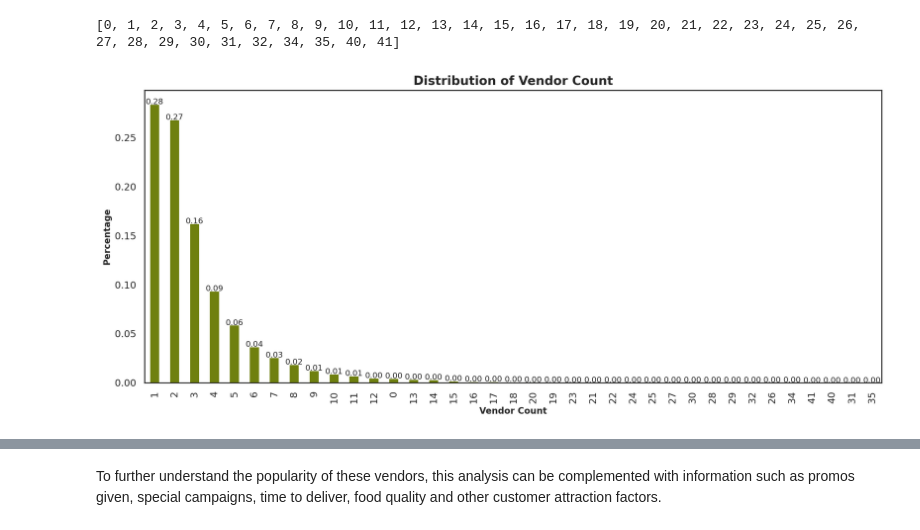
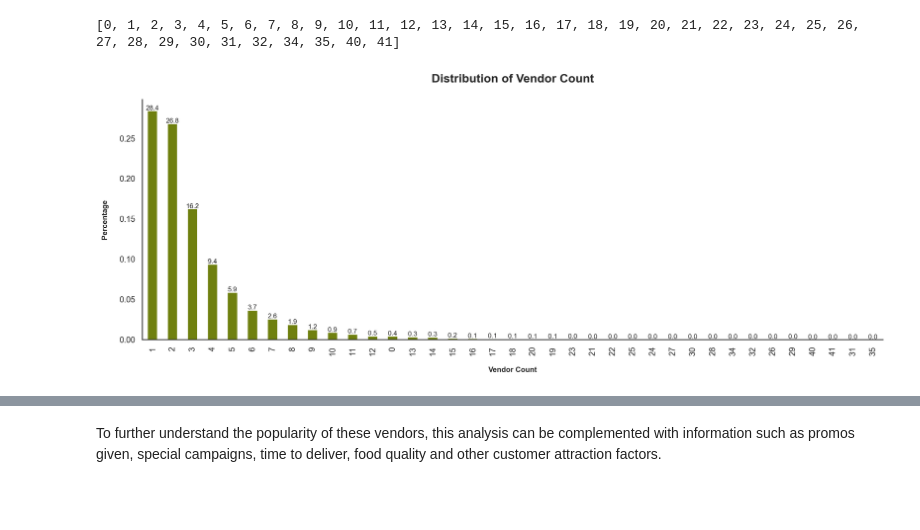
Before and after one commit to Silvestre17/DM_FoodDeliveryClustering_MasterProject, a Jupyter notebook: DM2425_Part1_37.ipynb, the cells around one changed output, grey strips where cells are left out. Drawn from its saved outputs; the diff is of its cells as text; code cells hidden in the pictures; blank space fills up the shorter version.

```diff
--- a/DM2425_Part1_37.ipynb
+++ b/DM2425_Part1_37.ipynb
@@ -292,16 +358,19 @@ pd.DataFrame(customer_region_n_freq.sort_values(by='n', ascending=False))
 # %% [markdown]
 > The column `customer_region` has a value represented by `-` which is a missing value. We can replace that value with some technique like imputation or treat it as a 'NaN' value.
 # %%
-# plot representing the distribution of the customer region
+# Barplot representing the distribution of the '
 ABCDEats['customer_region'].value_counts(normalize=True).plot(kind='bar', color='#6f800f', figsize=(8, 6))
 
-plt.title('Distribution of Customer Region', fontsize=14, fontweight='bold')
-plt.xlabel('Customer Region', fontsize=10, fontweight='bold')
-plt.ylabel('Percentage', fontsize=10, fontweight='bold')
+plt.title('Distribution of Customer Region\n', fontsize=14, fontweight='bold')
+plt.xlabel('\nCustomer Region', fontsize=10, fontweight='bold')
+plt.ylabel('Percentage\n', fontsize=10, fontweight='bold')
+plt.gca().yaxis.set_major_formatter(plt.FuncFormatter(lambda y, _: '{:.0%}'.format(y)))
 
+# Display the percentage on the top of each bar
 for i in range(len(ABCDEats['customer_region'].value_counts(normalize=True))):
     value = ABCDEats['customer_region'].value_counts(normalize=True).iloc[i]
-    plt.text(i, value, f'{value:.4f}', ha='center', fontsize=9)
-
+    plt.text(i, value+0.001, f'{value*100:.2f}', ha='center', fontsize=9)
+sns.despine(top=True, right=True)
+plt.tight_layout()
 plt.show()
 # %% [output]
@@ -353,21 +417,20 @@ print(sorted(map(int,ABCDEats['vendor_count'].unique())))
 # %% [output]
 [0, 1, 2, 3, 4, 5, 6, 7, 8, 9, 10, 11, 12, 13, 14, 15, 16, 17, 18, 19, 20, 21, 22, 23, 24, 25, 26, 27, 28, 29, 30, 31, 32, 34, 35, 40, 41]
 # %%
-# Frequency of the vendor_count ascending
+# Barplot representing the distribution of the vendor count
+ABCDEats['vendor_count'].value_counts(normalize=True).plot(kind='bar', color='#6f800f', figsize=(15, 6))
+plt.title('Distribution of Vendor Count\n', fontsize=16, fontweight='bold')
+plt.xlabel('\nVendor Count', fontsize=10, fontweight='bold')
+plt.ylabel('Percentage\n', fontsize=10, fontweight='bold')
 
-ABCDEats['vendor_count'].value_counts()
-
-ABCDEats['vendor_count'].value_counts(normalize=True).plot(kind='bar', color='#6f800f', figsize=(15, 6))
-
-plt.title('Distribution of Vendor Count', fontsize=14, fontweight='bold')
-plt.xlabel('Vendor Count', fontsize=10, fontweight='bold')
-plt.ylabel('Percentage', fontsize=10, fontweight='bold')
-
+# Display the percentage on the top of each bar
 for i in range(len(ABCDEats['vendor_count'].value_counts(normalize=True))):
     value = ABCDEats['vendor_count'].value_counts(normalize=True).iloc[i]
-    plt.text(i, value, f'{value:.2f}', ha='center', fontsize=9)
+    plt.text(i, value+0.001, f'{value*100:.1f}', ha='center', fontsize=9)
 
+sns.despine(top=True, right=True)
+plt.tight_layout()
 plt.show()
 # %% [output]
-[figure, old version]
+[figure, new version]
 # %%
```
Also changed, not shown: parts of 61 cells of this notebook, 1 other file.
